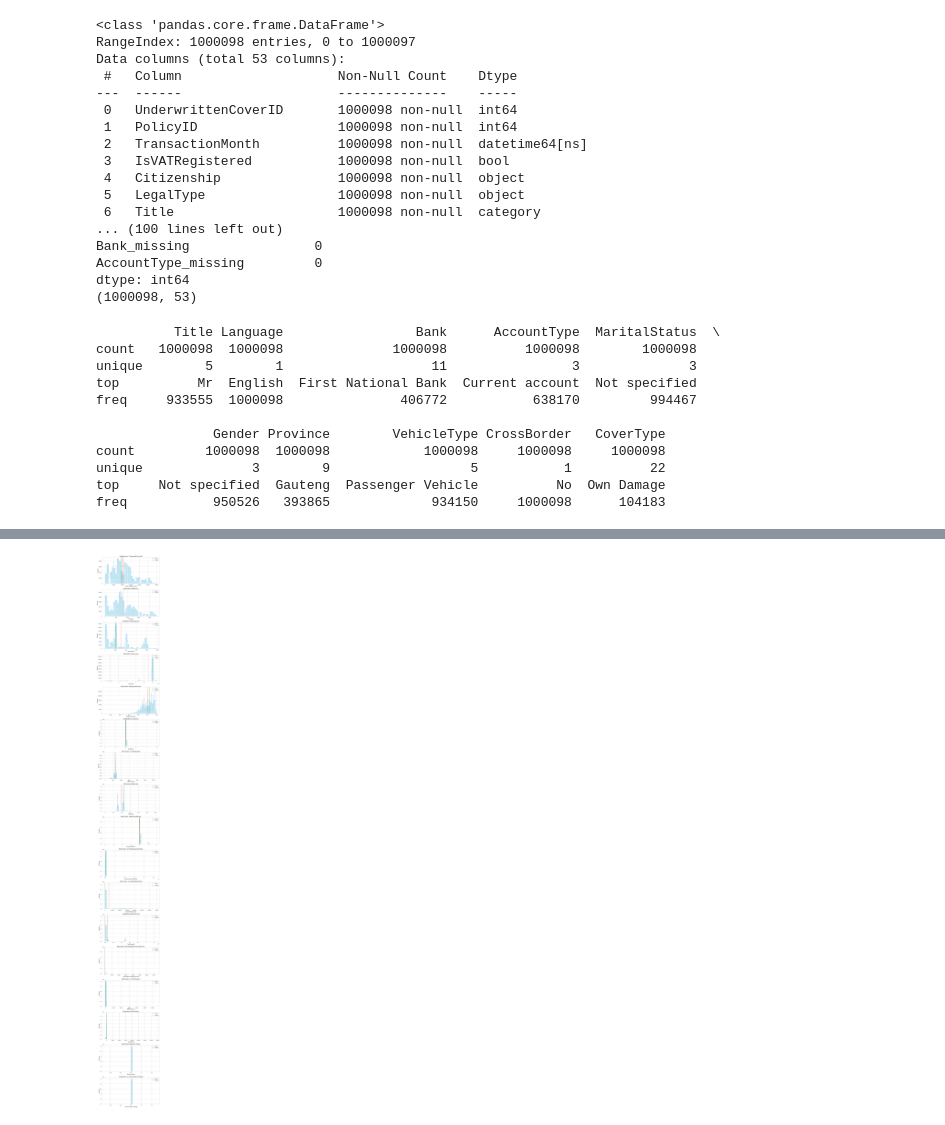
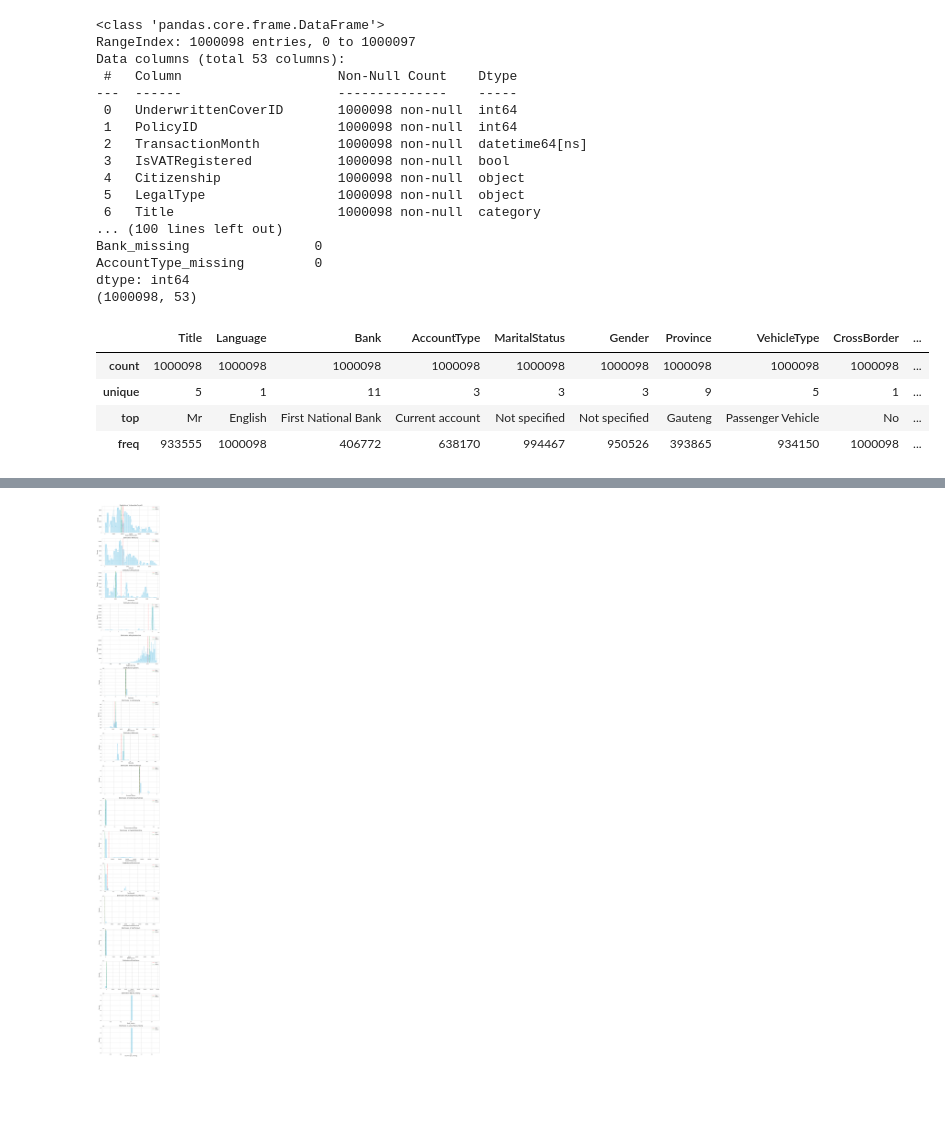
Before and after one commit to Tsebaot-Girma/Insurance-analytics, a Jupyter notebook: notebook/eda_insurance.ipynb, the cells around one changed output, grey strips where cells are left out. Cells and saved outputs as stored; diff of their text form; code cells hidden in the pictures; blank space fills up the shorter version.

```diff
--- a/notebook/eda_insurance.ipynb
+++ b/notebook/eda_insurance.ipynb
@@ -124,19 +124,13 @@ AccountType_missing         0
 dtype: int64
 (1000098, 53)
 # %%
-print(df.select_dtypes(include=['category']).describe())
+df.select_dtypes(include=['category']).describe()
 # %% [output]
-          Title Language                 Bank      AccountType  MaritalStatus  \
-count   1000098  1000098              1000098          1000098        1000098
-unique        5        1                   11                3              3
-top          Mr  English  First National Bank  Current account  Not specified
-freq     933555  1000098               406772           638170         994467
-
-               Gender Province        VehicleType CrossBorder   CoverType
-count         1000098  1000098            1000098     1000098     1000098
-unique              3        9                  5           1          22
-top     Not specified  Gauteng  Passenger Vehicle          No  Own Damage
-freq           950526   393865             934150     1000098      104183
+|  | Title | Language | Bank | AccountType | MaritalStatus | Gender | Province | VehicleType | CrossBorder | ... |
+| count | 1000098 | 1000098 | 1000098 | 1000098 | 1000098 | 1000098 | 1000098 | 1000098 | 1000098 | ... |
+| unique | 5 | 1 | 11 | 3 | 3 | 3 | 9 | 5 | 1 | ... |
+| top | Mr | English | First National Bank | Current account | Not specified | Not specified | Gauteng | Passenger Vehicle | No | ... |
+| freq | 933555 | 1000098 | 406772 | 638170 | 994467 | 950526 | 393865 | 934150 | 1000098 | ... |
 # %%
 da.descriptive_stats(df)
 # %% [output]
```
Also changed, not shown: parts of 2 cells of this notebook.
